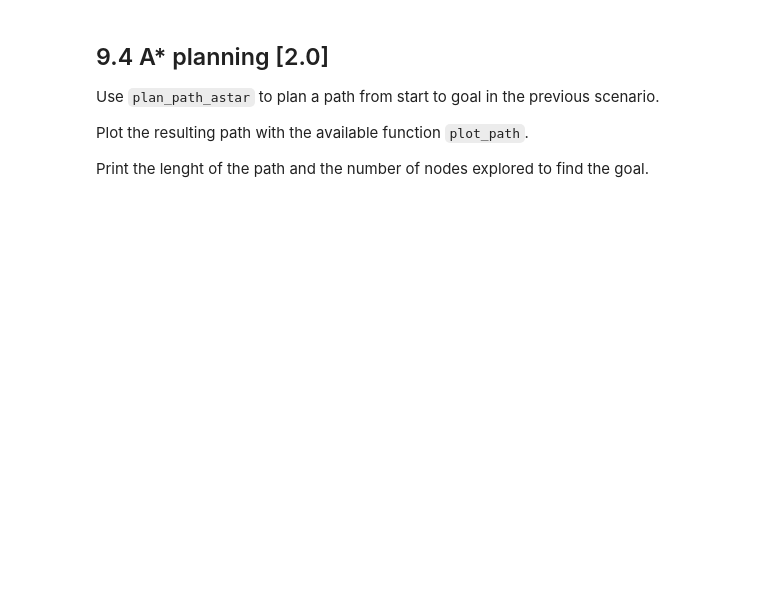
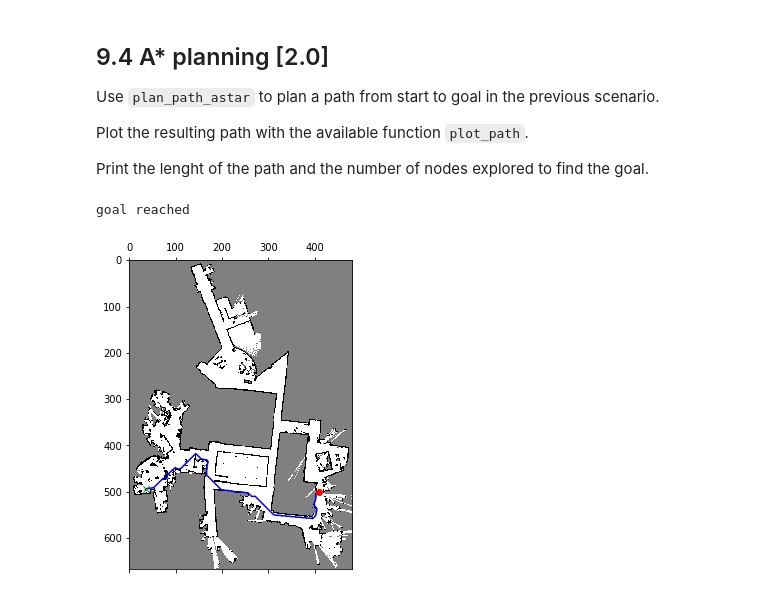
Before and after one commit to abdulahad01/mobileRobotics, a Jupyter notebook: 2020-mobilerobotics-online-ex09-planning/ex9.ipynb, the cells around one changed output. Saved outputs shown, nothing was run; the diff lists cells and outputs as text; code cells hidden in the pictures; blank space fills up the shorter version.

```diff
--- a/2020-mobilerobotics-online-ex09-planning/ex9.ipynb
+++ b/2020-mobilerobotics-online-ex09-planning/ex9.ipynb
@@ -62,3 +111,12 @@ Use `plan_path_astar` to plan a path from start to goal in the previous scenario
 Plot the resulting path with the available function `plot_path`.
 
 Print the lenght of the path and the number of nodes explored to find the goal.
+# %%
+M = mpimg.imread('Map.png')
+x_start = np.array([500, 410])
+x_goal = np.array([495, 35])
+path_astar = ex.plan_path_astar(x_start,x_goal,M)
+ex.plot_path(np.array(path_astar), x_start, x_goal, M)
+# %% [output]
+goal reached
+[figure, added]
```
Also changed, not shown: parts of 11 cells of this notebook, 3 other files.
